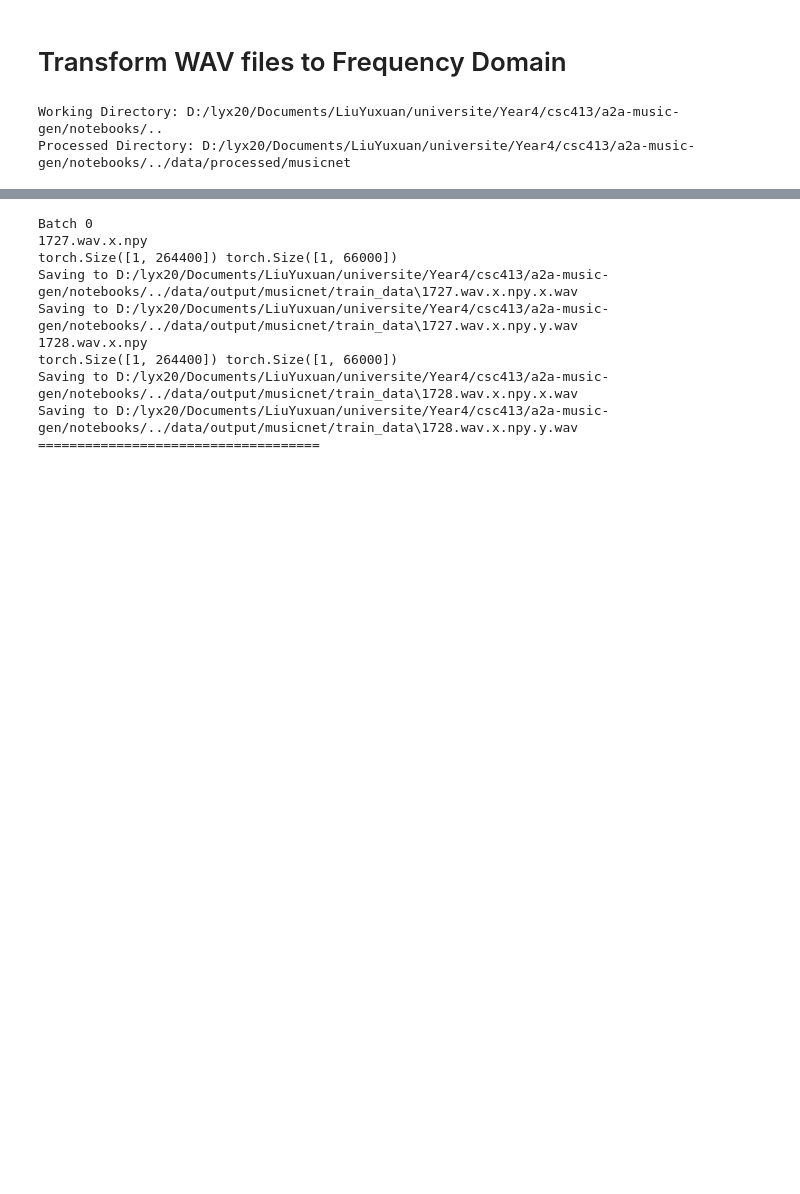
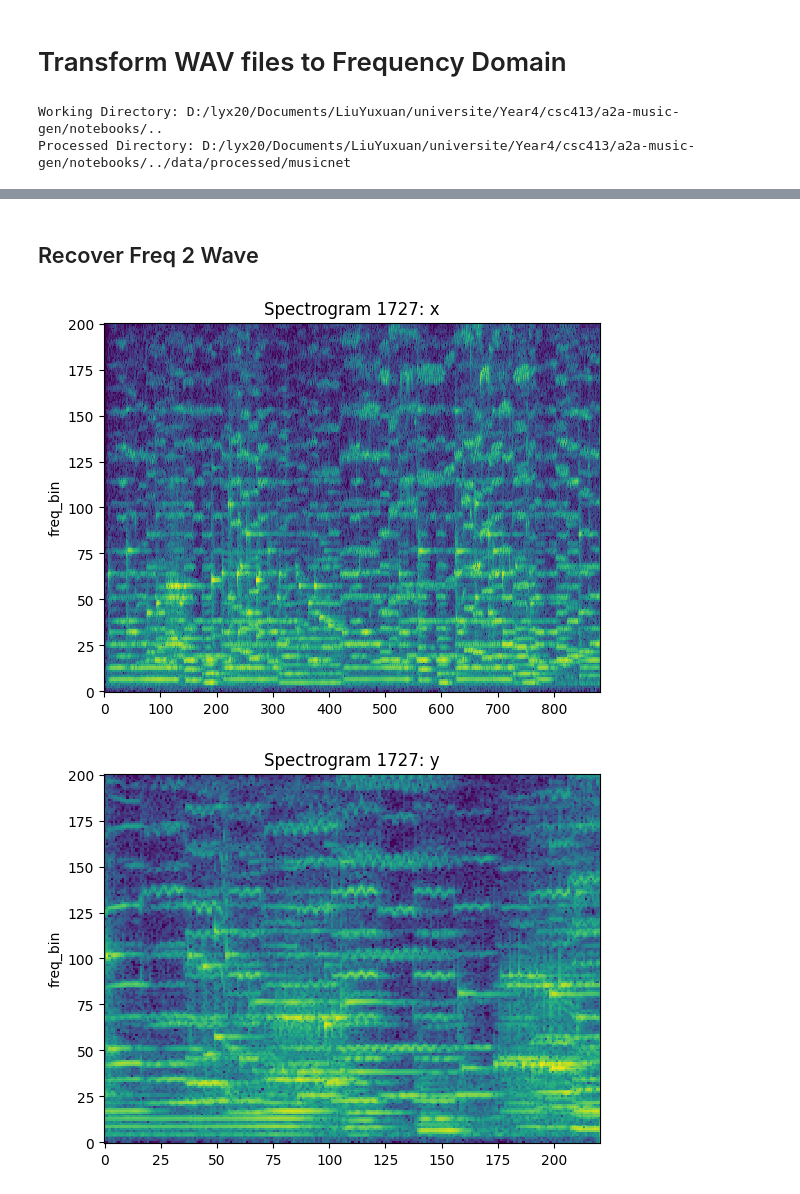
Before and after one commit to rainyuxuan/music-gen, a Jupyter notebook: notebooks/1.0-wav2freq.ipynb, the cells around one changed output, grey strips where cells are left out. Saved outputs shown, nothing was run; the diff lists cells and outputs as text; code cells hidden in the pictures; blank space fills up the shorter version.

```diff
--- a/notebooks/1.0-wav2freq.ipynb
+++ b/notebooks/1.0-wav2freq.ipynb
@@ -77,42 +58,32 @@ torch.Size([201, 331])
+# %% [markdown]
+## Recover Freq 2 Wave
 # %%
-import torchaudio.functional as F
+import torchaudio.transforms as T
 spec_dataset = SpectrogramDataset(
-    f"{processed_dir}/train_data", label_dir=f"{processed_dir}/train_labels"
+    f"{processed_dir}/train_data"
 )
-spec_loader = DataLoader(spec_dataset, batch_size=2, shuffle=False)
+spec_loader = DataLoader(spec_dataset, batch_size=50, shuffle=False)
 
-for b, (xs, ys, fnames) in enumerate(spec_loader):
-    print(f"Batch {b}")
-    for x, y, fname in zip(xs, ys, fnames):
-        print(f"{fname}")
-        if b % 20 == 0:
-            plot_spectrogram(x, title=f"Spectrogram {fname}: x")
-            plot_spectrogram(y, title=f"Spectrogram {fname}: y")
-
+for b, (xs, ys, fnames) in enumerate(tqdm(spec_loader)):
+    # print(f"Batch {b}")
+    for i, (x, y, fname) in enumerate(zip(xs, ys, fnames)):
         # Transform back to waveform
         x_wave = wp.freq2wav(x)
         y_wave = wp.freq2wav(y)
-        print(x_wave.shape, y_wave.shape)
 
-        if b % 20 == 0:
+        if b % 20 == 0 and i == 0:
+            plot_spectrogram(x, title=f"Spectrogram {fname}: x")
+            plot_spectrogram(y, title=f"Spectrogram {fname}: y")
             plot_waveform(x_wave, sr, title=f"Waveform {fname}: x")
             plot_waveform(y_wave, sr, title=f"Waveform {fname}: y")
 
         # Save to WAV file
         WaveDataset.save(x_wave, sr, f"{output_dir}/train_data", f"{fname}.x")
         WaveDataset.save(y_wave, sr, f"{output_dir}/train_data", f"{fname}.y")
 
-    print("====================================")
-    if b == 0:
-        break
+    # print("====================================")
+    # if b == 0:
+    #     break
 # %% [output]
-Batch 0
-1727.wav.x.npy
-torch.Size([1, 264400]) torch.Size([1, 66000])
-Saving to D:/lyx20/Documents/LiuYuxuan/universite/Year4/csc413/a2a-music-gen/notebooks/../data/output/musicnet/train_data\1727.wav.x.npy.x.wav
-Saving to D:/lyx20/Documents/LiuYuxuan/universite/Year4/csc413/a2a-music-gen/notebooks/../data/output/musicnet/train_data\1727.wav.x.npy.y.wav
-1728.wav.x.npy
-torch.Size([1, 264400]) torch.Size([1, 66000])
-Saving to D:/lyx20/Documents/LiuYuxuan/universite/Year4/csc413/a2a-music-gen/notebooks/../data/output/musicnet/train_data\1728.wav.x.npy.x.wav
-Saving to D:/lyx20/Documents/LiuYuxuan/universite/Year4/csc413/a2a-music-gen/notebooks/../data/output/musicnet/train_data\1728.wav.x.npy.y.wav
-====================================
+[figure, added]
+[figure, added]
```
Also changed, not shown: parts of 5 cells of this notebook, 1 other file.
